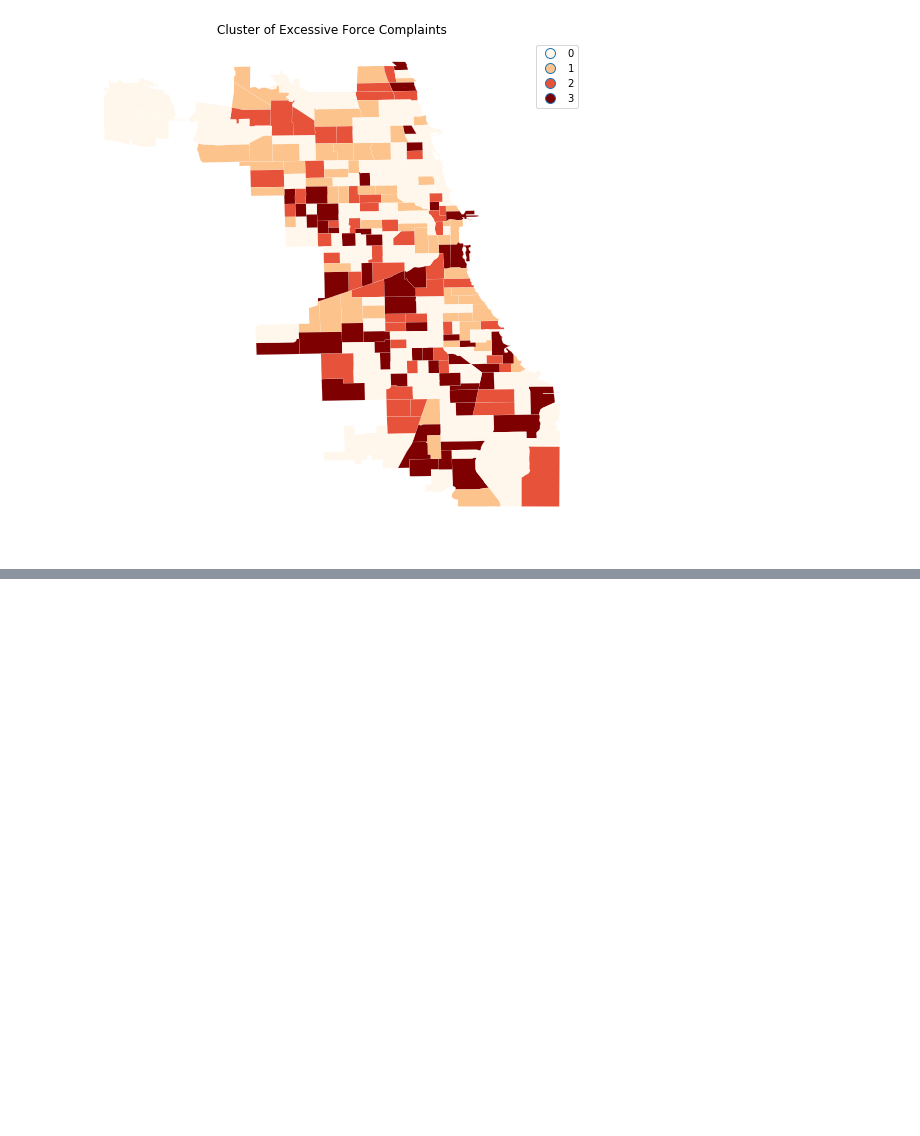
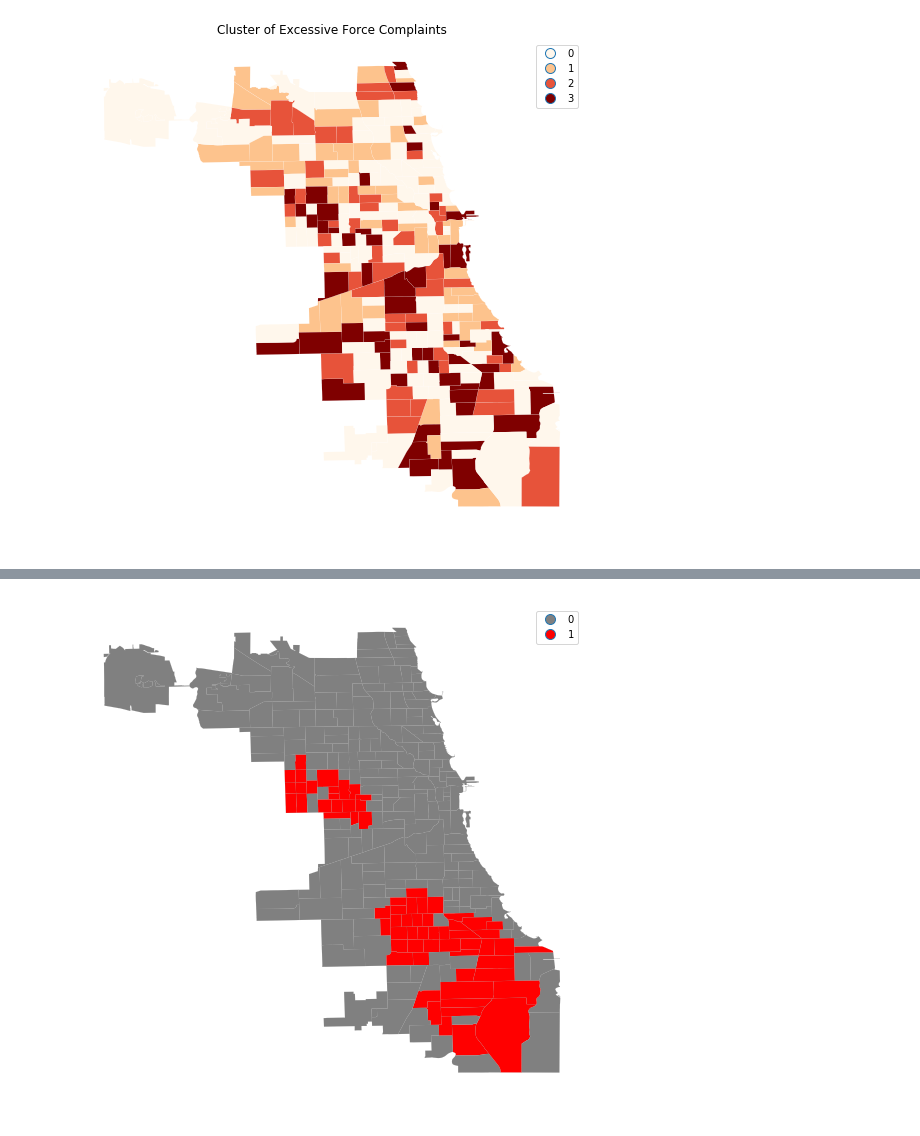
Before and after one commit to changuage/policecomplaints, a Jupyter notebook: Develop/notebooks/Map.ipynb, the cells around one changed output, grey strips where cells are left out. Cells and saved outputs as stored; diff of their text form; code cells hidden in the pictures; blank space fills up the shorter version.

```diff
--- a/Develop/notebooks/Map.ipynb
+++ b/Develop/notebooks/Map.ipynb
@@ -147,0 +188,17 @@ array(['district', 'beat_num', 'sector', 'beat_x', 'geometry', 'beat_y',
+# %%
+sig = LMo_HR90.p_sim < 0.05
+sig.sum()
+hotspots = LMo_HR90.q==1 * sig
+hotspots.sum()
+coldspots = LMo_HR90.q==3 * sig
+coldspots.sum()
+from matplotlib import colors
+hmap = colors.ListedColormap(['grey', 'red'])
+f, ax = plt.subplots(1, figsize=(9, 9))
+beats_gpd.assign(cl=hotspots*1).plot(column='cl', categorical=True, \
+        k=2, cmap=hmap, linewidth=0.1, ax=ax, \
+        edgecolor='grey', legend=True)
+ax.set_axis_off()
+plt.show()
+# %% [output]
+[figure, added]
```
Also changed, not shown: parts of 11 cells of this notebook, 10 other files.
